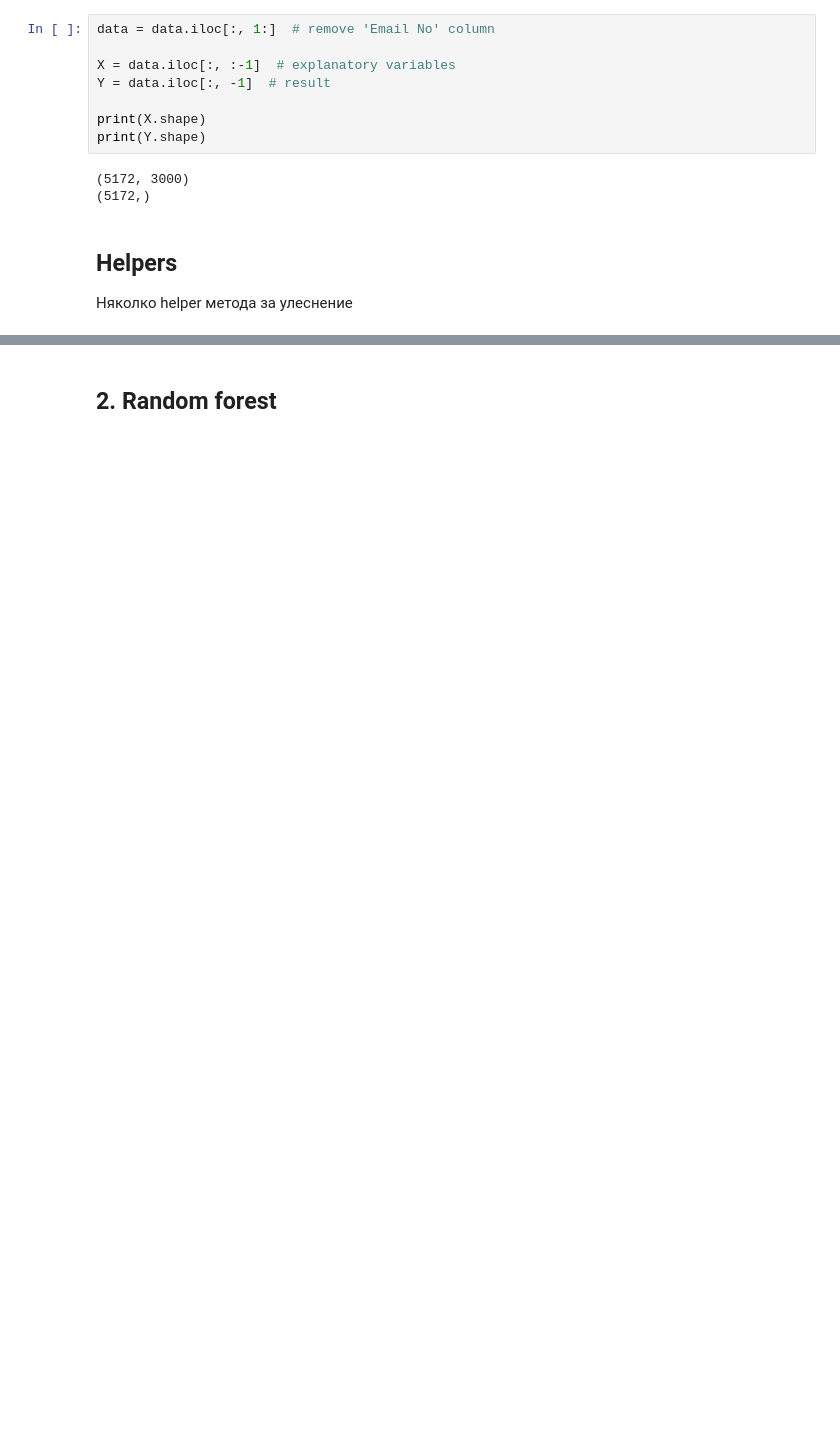
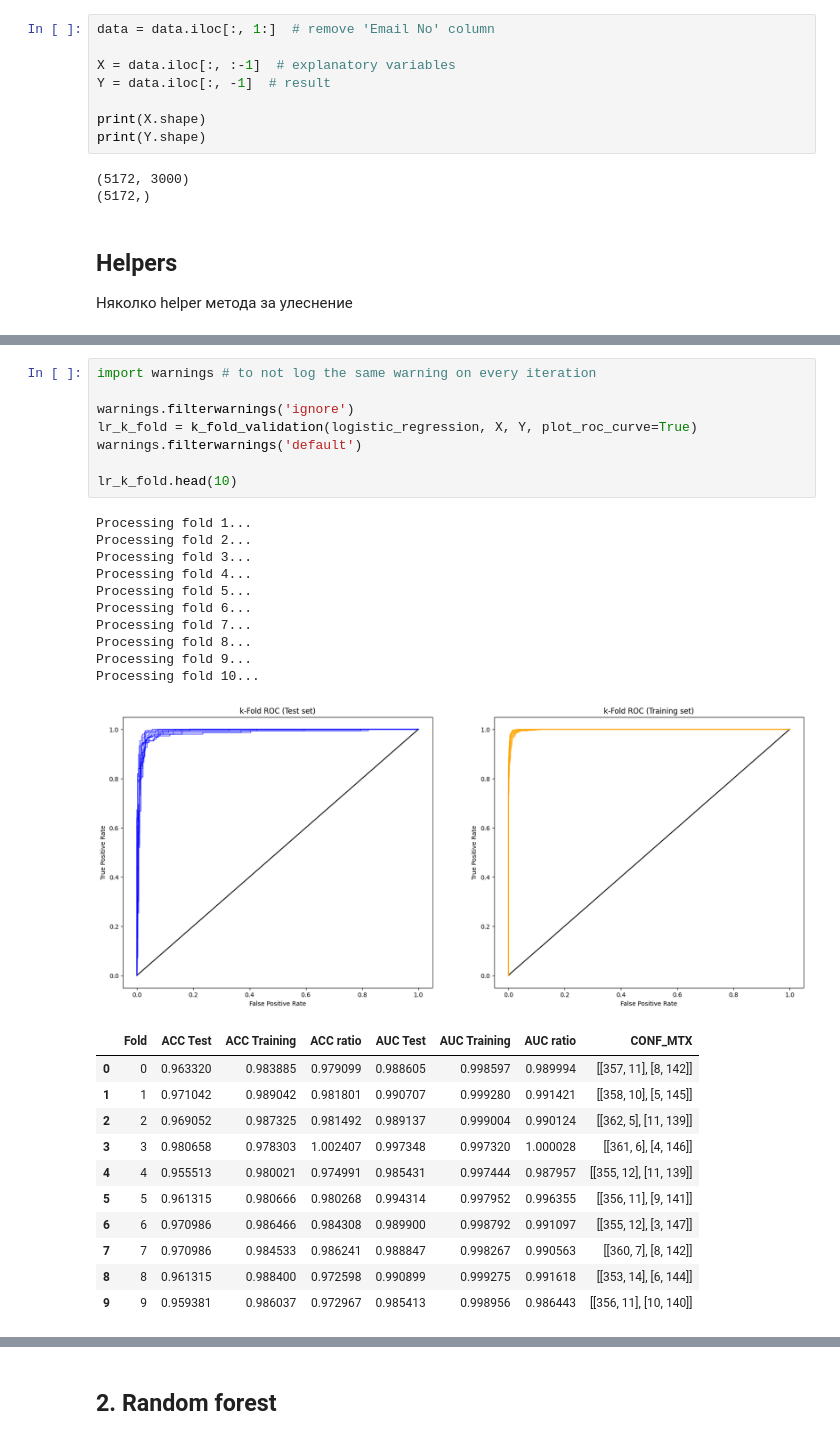
Before and after one commit to Exonault/TechnicalUniversityMastersProject, a Jupyter notebook: MachineLearning/MachineLearning/Notebooks/Project.ipynb, the cells around one changed output, grey strips where cells are left out. Saved outputs shown, nothing was run; the diff lists cells and outputs as text; blank space fills up the shorter version.

```diff
--- a/MachineLearning/MachineLearning/Notebooks/Project.ipynb
+++ b/MachineLearning/MachineLearning/Notebooks/Project.ipynb
@@ -285,0 +250,31 @@ k_fold_metrics.head(10)
+# %%
+import warnings # to not log the same warning on every iteration
+
+warnings.filterwarnings('ignore')
+lr_k_fold = k_fold_validation(logistic_regression, X, Y, plot_roc_curve=True)
+warnings.filterwarnings('default')
+
+lr_k_fold.head(10)
+# %% [output]
+Processing fold 1...
+Processing fold 2...
+Processing fold 3...
+Processing fold 4...
+Processing fold 5...
+Processing fold 6...
+Processing fold 7...
+Processing fold 8...
+Processing fold 9...
+Processing fold 10...
+[figure, added]
+|  | Fold | ACC Test | ACC Training | ACC ratio | AUC Test | AUC Training | AUC ratio | CONF_MTX |
+| 0 | 0 | 0.963320 | 0.983885 | 0.979099 | 0.988605 | 0.998597 | 0.989994 | [[357, 11], [8, 142]] |
+| 1 | 1 | 0.971042 | 0.989042 | 0.981801 | 0.990707 | 0.999280 | 0.991421 | [[358, 10], [5, 145]] |
+| 2 | 2 | 0.969052 | 0.987325 | 0.981492 | 0.989137 | 0.999004 | 0.990124 | [[362, 5], [11, 139]] |
+| 3 | 3 | 0.980658 | 0.978303 | 1.002407 | 0.997348 | 0.997320 | 1.000028 | [[361, 6], [4, 146]] |
+| 4 | 4 | 0.955513 | 0.980021 | 0.974991 | 0.985431 | 0.997444 | 0.987957 | [[355, 12], [11, 139]] |
+| 5 | 5 | 0.961315 | 0.980666 | 0.980268 | 0.994314 | 0.997952 | 0.996355 | [[356, 11], [9, 141]] |
+| 6 | 6 | 0.970986 | 0.986466 | 0.984308 | 0.989900 | 0.998792 | 0.991097 | [[355, 12], [3, 147]] |
+| 7 | 7 | 0.970986 | 0.984533 | 0.986241 | 0.988847 | 0.998267 | 0.990563 | [[360, 7], [8, 142]] |
+| 8 | 8 | 0.961315 | 0.988400 | 0.972598 | 0.990899 | 0.999275 | 0.991618 | [[353, 14], [6, 144]] |
+| 9 | 9 | 0.959381 | 0.986037 | 0.972967 | 0.985413 | 0.998956 | 0.986443 | [[356, 11], [10, 140]] |
```
Also changed, not shown: parts of 54 cells of this notebook.
